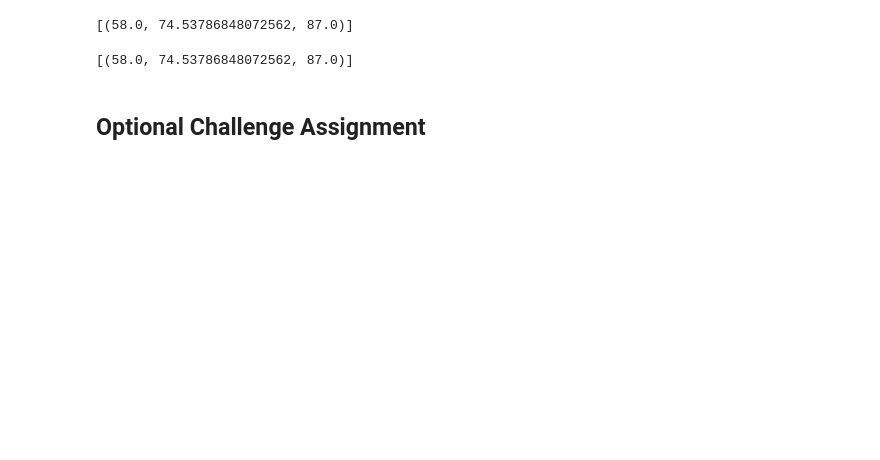
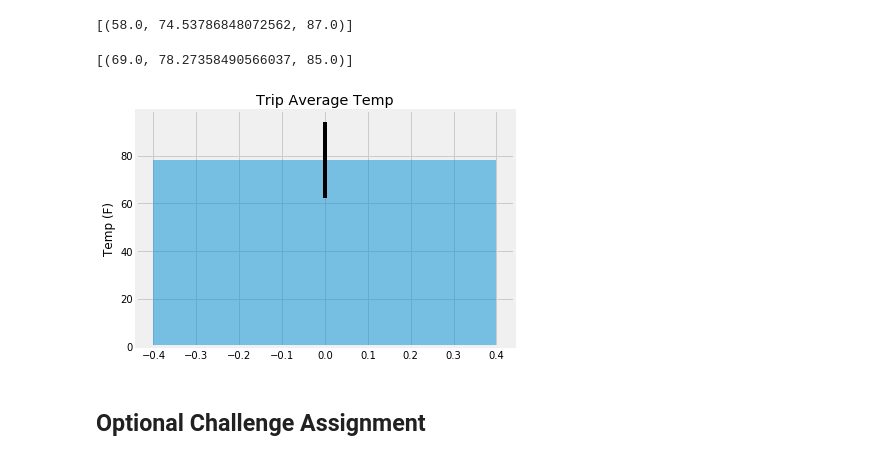
Before and after one commit to Mikey-Esteban/sqlalchemy-challenge, a Jupyter notebook: climate_starter.ipynb, the cells around one changed output. Cells and saved outputs as stored; diff of their text form; code cells hidden in the pictures; blank space fills up the shorter version.

```diff
--- a/climate_starter.ipynb
+++ b/climate_starter.ipynb
@@ -190,14 +201,36 @@ print(calc_temps('2016-08-24', '2017-08-18'))
 # %%
 # Use your previous function `calc_temps` to calculate the tmin, tavg, and tmax
 # for your trip using the previous year's data for those same dates.
-print(calc_temps('2016-08-24', '2017-08-18'))
+arrive_date = dt.date(2016, 7, 24)
+leave_date = dt.date(2016, 8, 10)
+last_year = dt.timedelta(days=365)
+
+temp_avg = calc_temps(arrive_date - last_year, leave_date - last_year)
+temp_avg
 # %% [output]
-[(58.0, 74.53786848072562, 87.0)]
+[(69.0, 78.27358490566037, 85.0)]
 # %%
 # Plot the results from your previous query as a bar chart.
 # Use "Trip Avg Temp" as your Title
 # Use the average temperature for the y value
 # Use the peak-to-peak (tmax-tmin) value as the y error bar (yerr)
+fig, ax = plt.subplots()
+x_pos = range(len(temp_avg))
+tmax = temp_avg[0][2]
+tmin = temp_avg[0][0]
+tavg = temp_avg[0][1]
+error = [tmax-tmin]
+
+ax.bar(x_pos, height=tavg, yerr=error, alpha=0.5, ecolor='black')
+ax.set_ylabel('Temp (F)')
+ax.set_title('Trip Average Temp')
+
+# Save the figure and show
+plt.tight_layout()
+#plt.savefig('bar_plot_with_error_bars.png')
+plt.show()
+# %% [output]
+[figure, added]
 # %%
 # Calculate the total amount of rainfall per weather station for your trip dates using the previous year's matching dates.
 # Sort this in descending order by precipitation amount and list the station, name, latitude, longitude, and elevation
```
Also changed, not shown: parts of 3 cells of this notebook, 1 other file.
